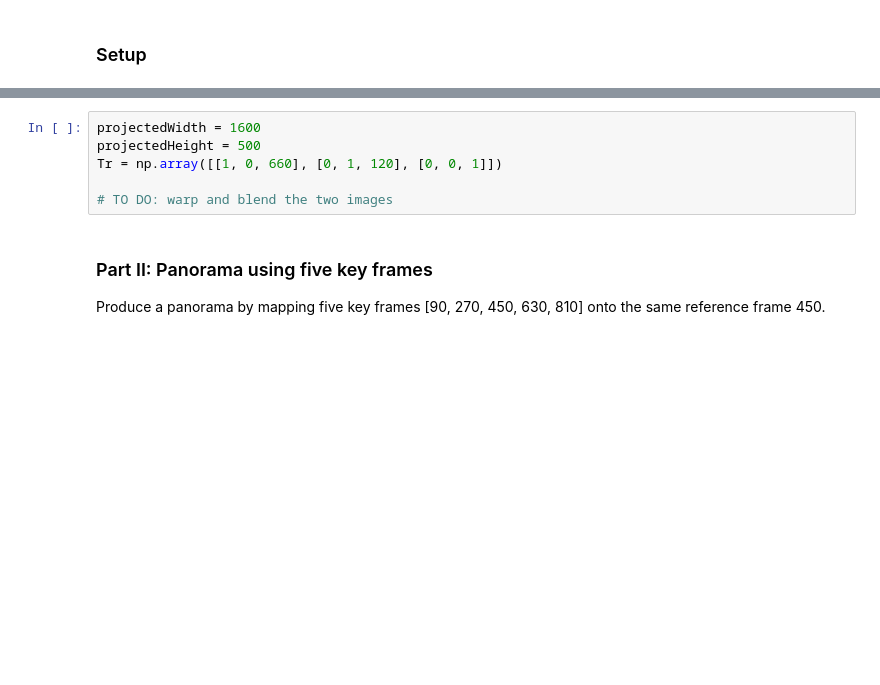
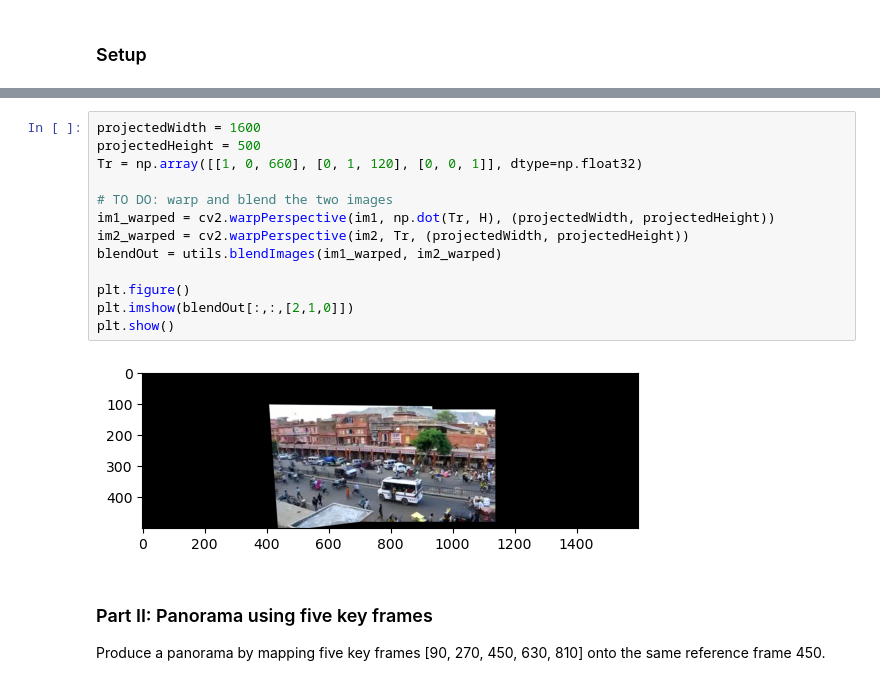
Before and after one commit to Boey-li/Fall23_CS445, a Jupyter notebook: Projects/project5_VideoStitching/mp5/Project_5_starter.ipynb, the cells around one changed output, grey strips where cells are left out. Saved outputs shown, nothing was run; the diff lists cells and outputs as text; blank space fills up the shorter version.

Commit message:
done project 5 part 1.

```diff
--- a/Projects/project5_VideoStitching/mp5/Project_5_starter.ipynb
+++ b/Projects/project5_VideoStitching/mp5/Project_5_starter.ipynb
@@ -161,9 +188,18 @@ plt.plot(box_pts[0,:], box_pts[1, :], 'r-')
 # %%
 projectedWidth = 1600
 projectedHeight = 500
-Tr = np.array([[1, 0, 660], [0, 1, 120], [0, 0, 1]])
+Tr = np.array([[1, 0, 660], [0, 1, 120], [0, 0, 1]], dtype=np.float32)
 
 # TO DO: warp and blend the two images
+im1_warped = cv2.warpPerspective(im1, np.dot(Tr, H), (projectedWidth, projectedHeight))
+im2_warped = cv2.warpPerspective(im2, Tr, (projectedWidth, projectedHeight))
+blendOut = utils.blendImages(im1_warped, im2_warped)
+
+plt.figure()
+plt.imshow(blendOut[:,:,[2,1,0]])
+plt.show()
+# %% [output]
+[figure, added]
 # %% [markdown]
 ### Part II: Panorama using five key frames
 
```
Also changed, not shown: parts of 8 cells of this notebook, 2 other files.
